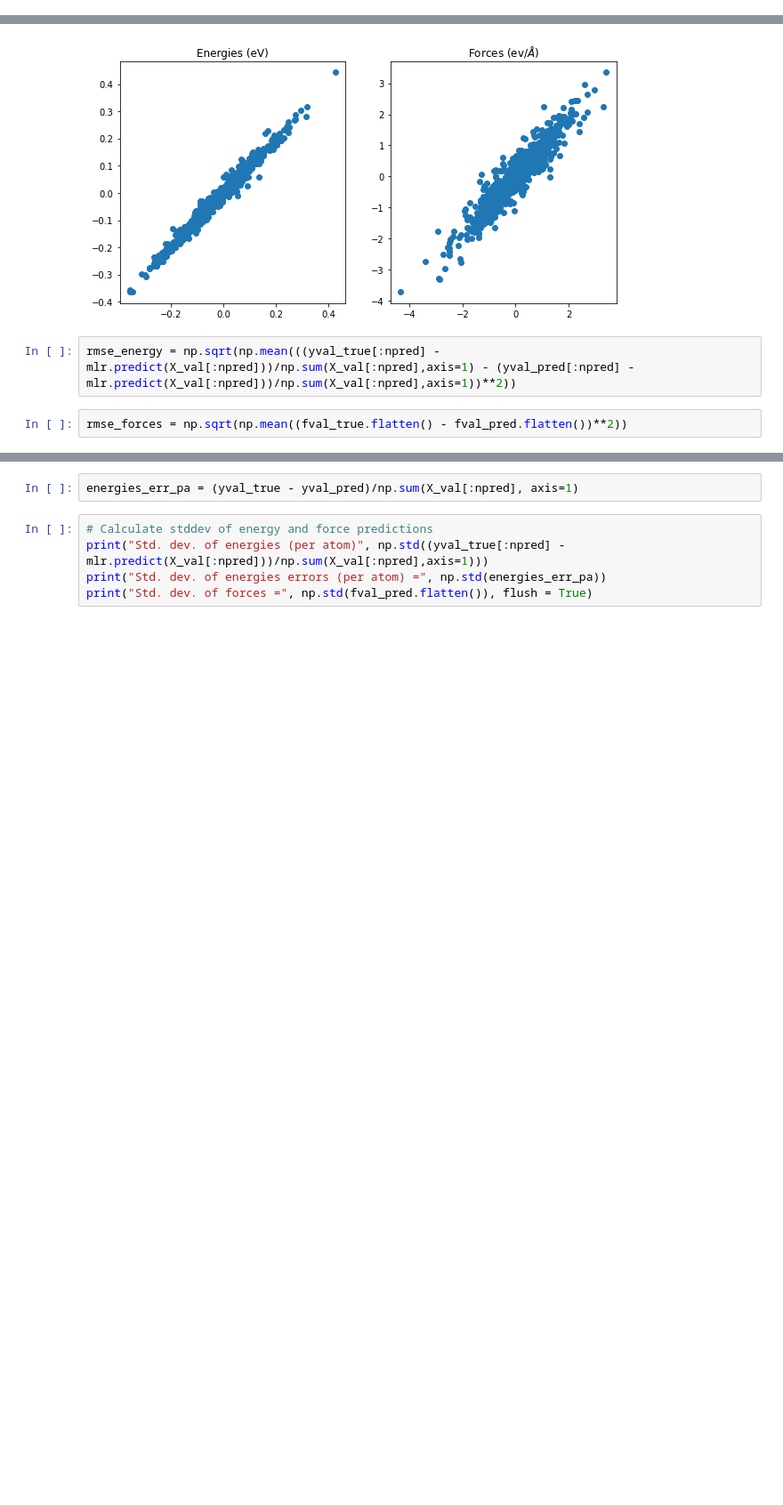
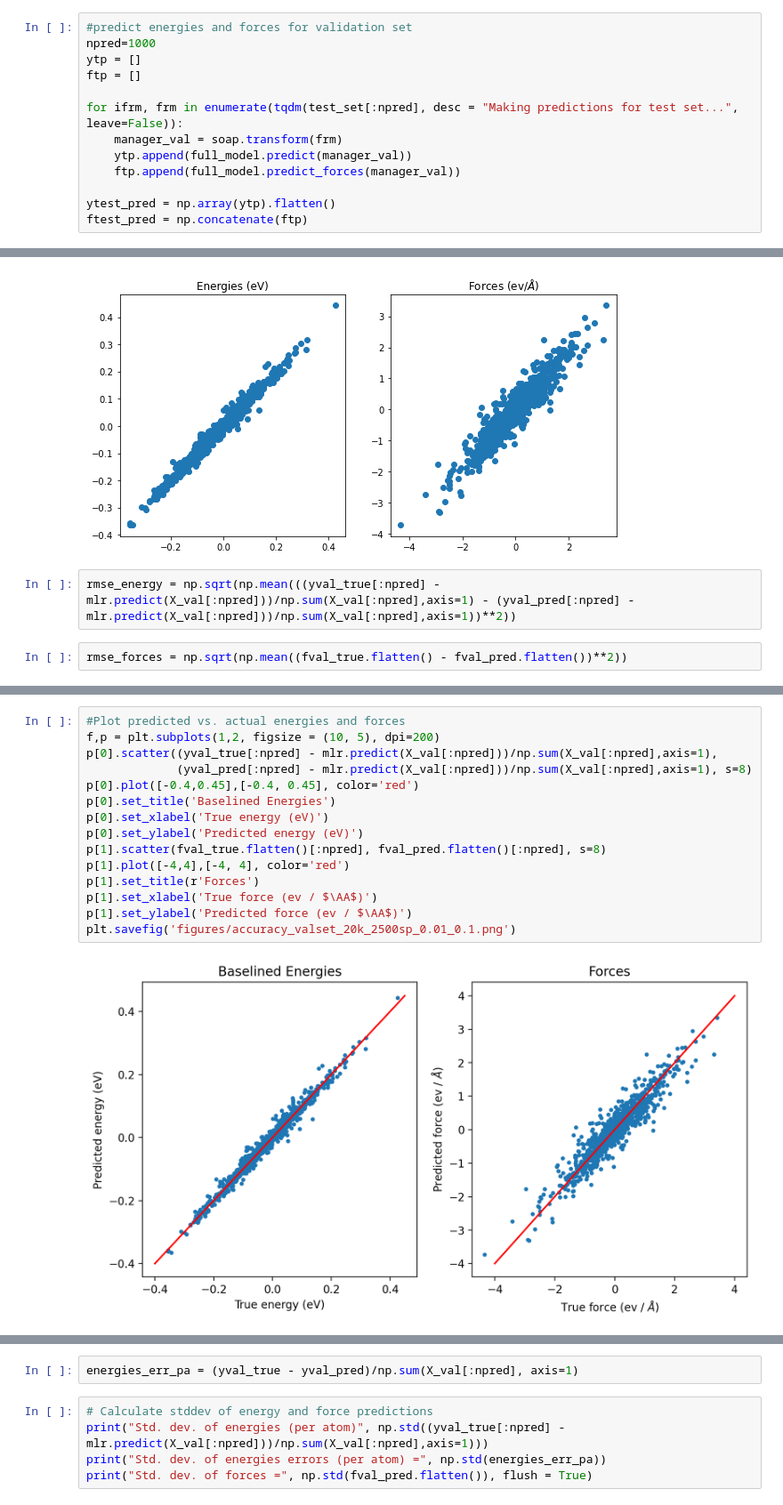
Before and after one commit to victorprincipe/genpot, a Jupyter notebook: general_purpose_potential_part_5.ipynb, the cells around one changed output, grey strips where cells are left out. Shown at 89% size. Saved outputs shown, nothing was run; the diff lists cells and outputs as text; blank space fills up the shorter version.

```diff
--- a/general_purpose_potential_part_5.ipynb
+++ b/general_purpose_potential_part_5.ipynb
@@ -982,6 +985,19 @@ for ifrm, frm in enumerate(tqdm(val_set[:npred], desc = "Making predictions for
 
 yval_pred = np.array(yvp).flatten()
 fval_pred = np.concatenate(fvp)
+# %%
+#predict energies and forces for validation set
+npred=1000
+ytp = []
+ftp = []
+
+for ifrm, frm in enumerate(tqdm(test_set[:npred], desc = "Making predictions for test set...", leave=False)):
+    manager_val = soap.transform(frm)
+    ytp.append(full_model.predict(manager_val))
+    ftp.append(full_model.predict_forces(manager_val))
+
+ytest_pred = np.array(ytp).flatten()
+ftest_pred = np.concatenate(ftp)
 # %%
 specs = []
 for frm in val_set:
@@ -1035,0 +1052,17 @@ print(rmse_energy, rmse_forces)
+# %%
+#Plot predicted vs. actual energies and forces
+f,p = plt.subplots(1,2, figsize = (10, 5), dpi=200)
+p[0].scatter((yval_true[:npred] - mlr.predict(X_val[:npred]))/np.sum(X_val[:npred],axis=1),
+             (yval_pred[:npred] - mlr.predict(X_val[:npred]))/np.sum(X_val[:npred],axis=1), s=8)
+p[0].plot([-0.4,0.45],[-0.4, 0.45], color='red')
+p[0].set_title('Baselined Energies')
+p[0].set_xlabel('True energy (eV)')
+p[0].set_ylabel('Predicted energy (eV)')
+p[1].scatter(fval_true.flatten()[:npred], fval_pred.flatten()[:npred], s=8)
+p[1].plot([-4,4],[-4, 4], color='red')
+p[1].set_title(r'Forces')
+p[1].set_xlabel('True force (ev / $\AA$)')
+p[1].set_ylabel('Predicted force (ev / $\AA$)')
+plt.savefig('figures/accuracy_valset_20k_2500sp_0.01_0.1.png')
+# %% [output]
+[figure, added]
```
Also changed, not shown: parts of 7 cells of this notebook, 3 other files.
